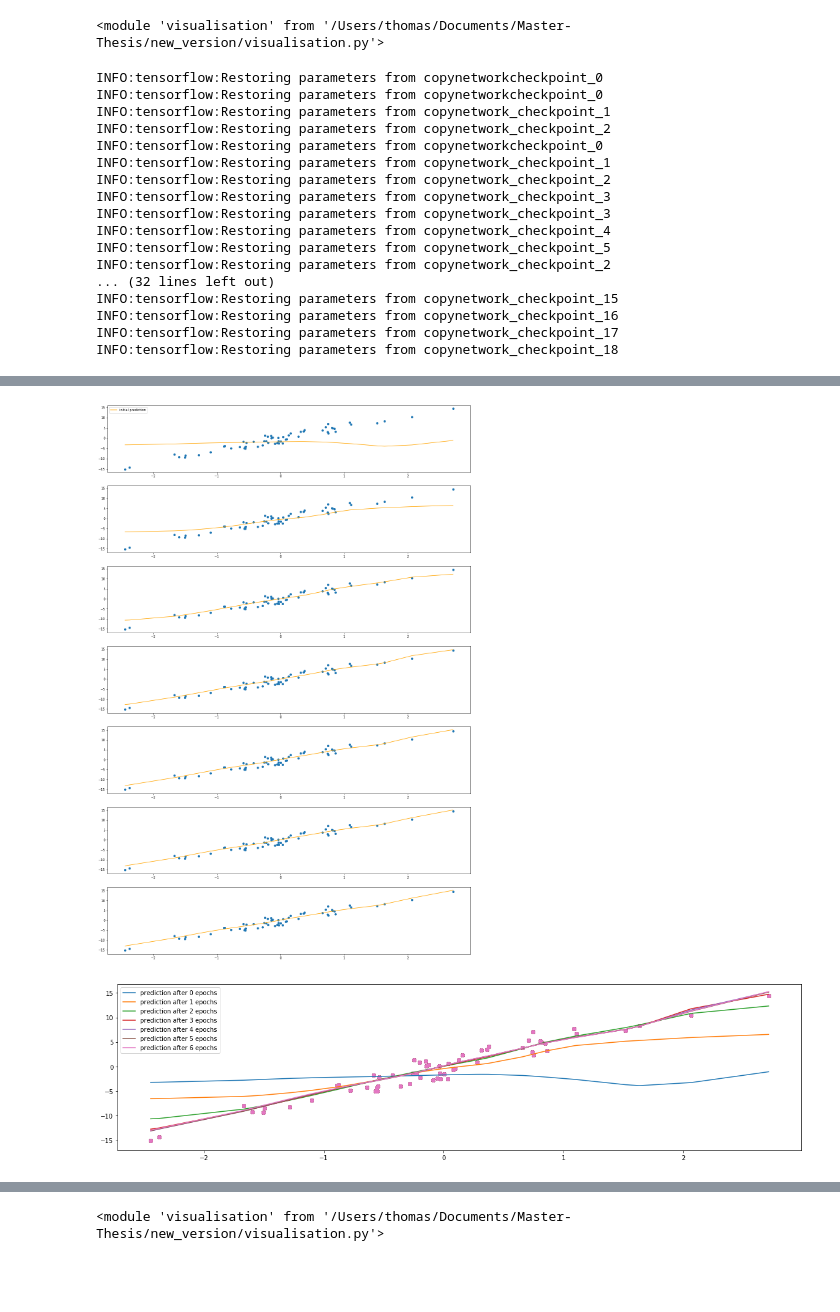
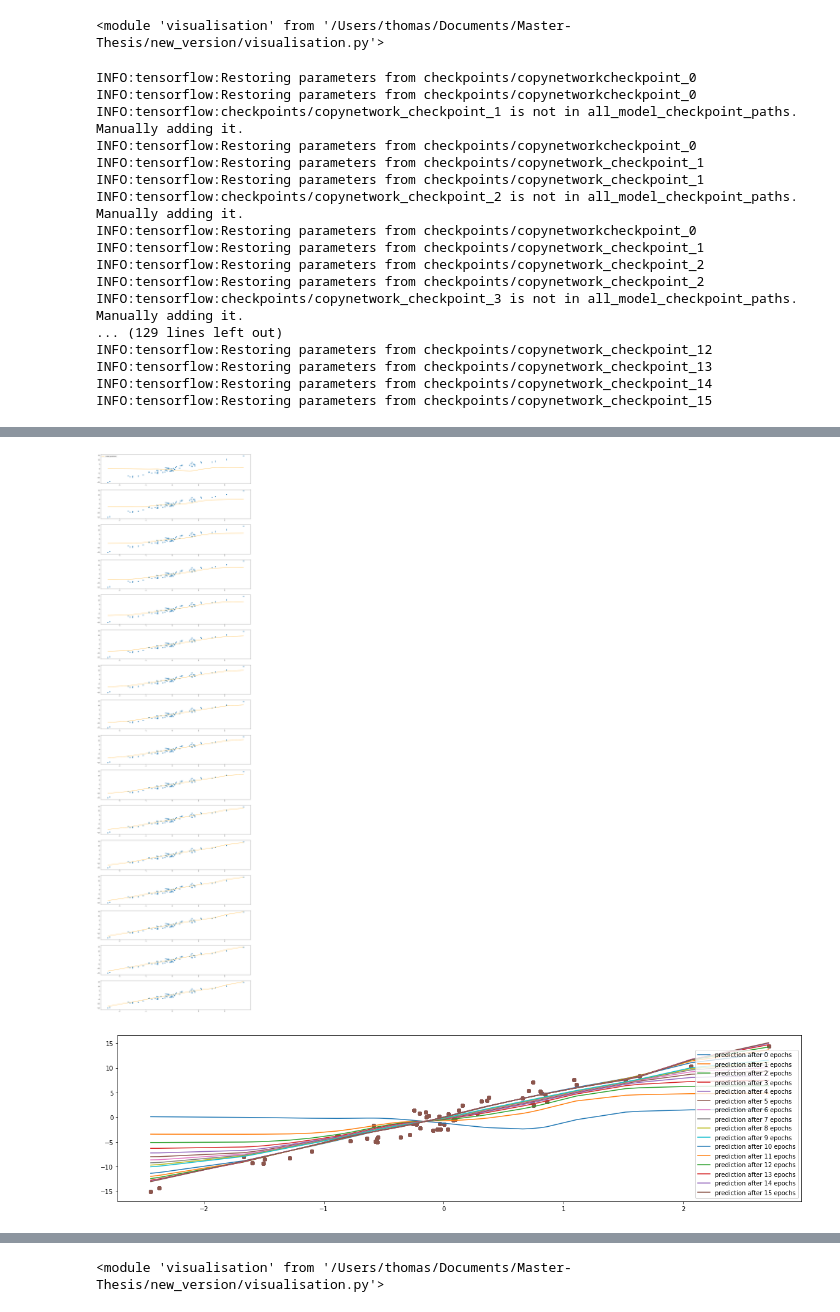
Before and after one commit to wooohoooo/Master-Thesis, a Jupyter notebook: new_version/ensembles.ipynb, the cells around one changed output, grey strips where cells are left out. Saved outputs shown, nothing was run; the diff lists cells and outputs as text; code cells hidden in the pictures; blank space fills up the shorter version.

Commit message:
fixed issue where Saver() deleted models too early trough garbage collection

```diff
--- a/new_version/ensembles.ipynb
+++ b/new_version/ensembles.ipynb
@@ -13,6 +13,7 @@ importlib.reload(dataset_creation)
 #plt.rcParams['figure.figsize'] = [15, 5]
 
 %matplotlib inline
+num_meta_epochs = 15
 # %%
 ld = dataset_creation.LinearDataset()
 # %%
@@ -161,8 +162,8 @@ from networks import CopyNetwork
 class BootstrapThroughTimeBobStrap(BootstrapEnsemble):
     #TODO: decide if replace every epoch or meta-epoch
 
-    def __init__(self,num_features = None,num_epochs = 3,num_models=5,model_name='copynetwork'):
-        self.model_name = model_name
+    def __init__(self,num_features = None,num_epochs = 1,num_models=10,model_name='copynetwork'):
+        self.model_name = 'checkpoints/'+model_name
         self.model = CopyNetwork()
         self.train_iteration = 0
 
@@ -214,22 +217,22 @@ importlib.reload(visualisation)
 <module 'visualisation' from '/Users/thomas/Documents/Master-Thesis/new_version/visualisation.py'>
 # %%
 #net = EnsembleNetwork(num_epochs=25)#num_epochs = num_epochs,learning_rate=learning_rate,adversarial=False,num_neurons=num_neurons)
-visualisation.visualise(bob,dataset_creation.LinearDataset,num_meta_epochs=6)
+visualisation.visualise(bob,dataset_creation.LinearDataset,num_meta_epochs=num_meta_epochs)
 # %% [output]
-INFO:tensorflow:Restoring parameters from copynetworkcheckpoint_0
-INFO:tensorflow:Restoring parameters from copynetworkcheckpoint_0
-INFO:tensorflow:Restoring parameters from copynetwork_checkpoint_1
-INFO:tensorflow:Restoring parameters from copynetwork_checkpoint_2
-INFO:tensorflow:Restoring parameters from copynetworkcheckpoint_0
-INFO:tensorflow:Restoring parameters from copynetwork_checkpoint_1
-INFO:tensorflow:Restoring parameters from copynetwork_checkpoint_2
-INFO:tensorflow:Restoring parameters from copynetwork_checkpoint_3
-INFO:tensorflow:Restoring parameters from copynetwork_checkpoint_3
-INFO:tensorflow:Restoring parameters from copynetwork_checkpoint_4
-INFO:tensorflow:Restoring parameters from copynetwork_checkpoint_5
-INFO:tensorflow:Restoring parameters from copynetwork_checkpoint_2
-... (32 lines left out)
-INFO:tensorflow:Restoring parameters from copynetwork_checkpoint_15
-INFO:tensorflow:Restoring parameters from copynetwork_checkpoint_16
-INFO:tensorflow:Restoring parameters from copynetwork_checkpoint_17
-INFO:tensorflow:Restoring parameters from copynetwork_checkpoint_18
+INFO:tensorflow:Restoring parameters from checkpoints/copynetworkcheckpoint_0
+INFO:tensorflow:Restoring parameters from checkpoints/copynetworkcheckpoint_0
+INFO:tensorflow:checkpoints/copynetwork_checkpoint_1 is not in all_model_checkpoint_paths. Manually adding it.
+INFO:tensorflow:Restoring parameters from checkpoints/copynetworkcheckpoint_0
+INFO:tensorflow:Restoring parameters from checkpoints/copynetwork_checkpoint_1
+INFO:tensorflow:Restoring parameters from checkpoints/copynetwork_checkpoint_1
+INFO:tensorflow:checkpoints/copynetwork_checkpoint_2 is not in all_model_checkpoint_paths. Manually adding it.
+INFO:tensorflow:Restoring parameters from checkpoints/copynetworkcheckpoint_0
+INFO:tensorflow:Restoring parameters from checkpoints/copynetwork_checkpoint_1
+INFO:tensorflow:Restoring parameters from checkpoints/copynetwork_checkpoint_2
+INFO:tensorflow:Restoring parameters from checkpoints/copynetwork_checkpoint_2
+INFO:tensorflow:checkpoints/copynetwork_checkpoint_3 is not in all_model_checkpoint_paths. Manually adding it.
+... (129 lines left out)
+INFO:tensorflow:Restoring parameters from checkpoints/copynetwork_checkpoint_12
+INFO:tensorflow:Restoring parameters from checkpoints/copynetwork_checkpoint_13
+INFO:tensorflow:Restoring parameters from checkpoints/copynetwork_checkpoint_14
+INFO:tensorflow:Restoring parameters from checkpoints/copynetwork_checkpoint_15
@@ -237,2 +240,2 @@ INFO:tensorflow:Restoring parameters from copynetwork_checkpoint_18
-[figure, old version]
+[figure, new version]
-[figure, old version]
+[figure, new version]
```
Also changed, not shown: parts of 6 cells of this notebook, 6 other files.
